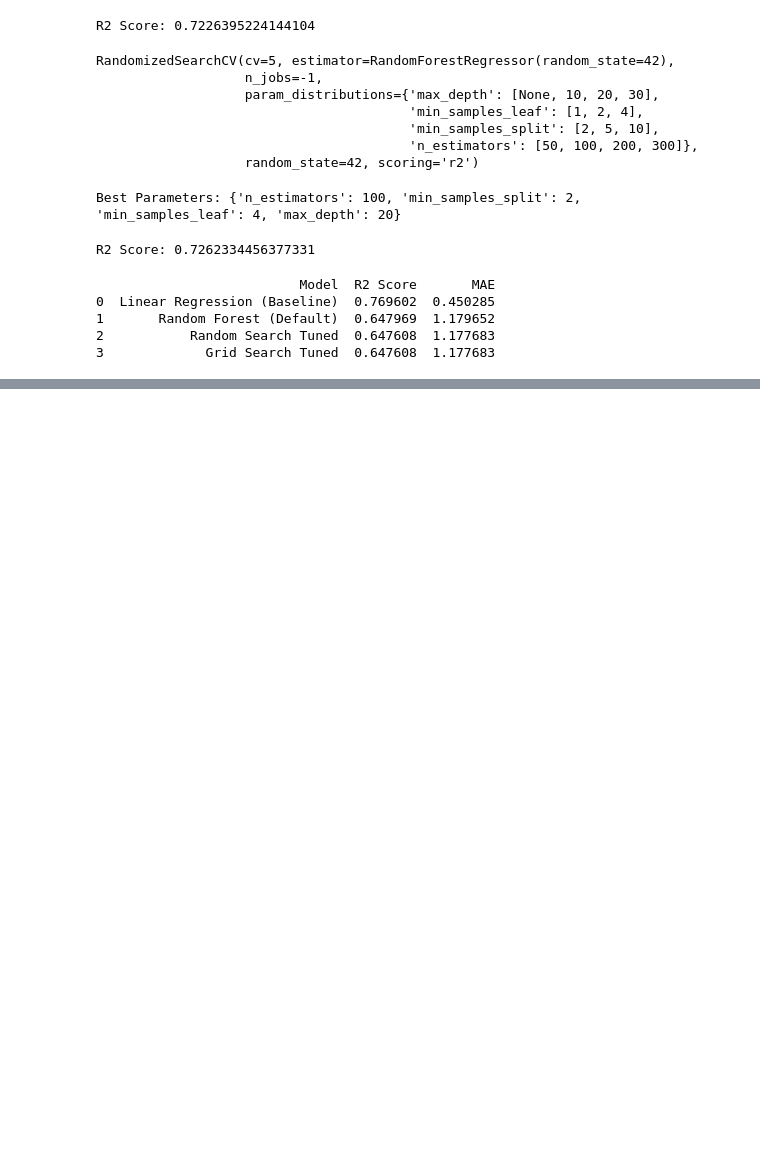
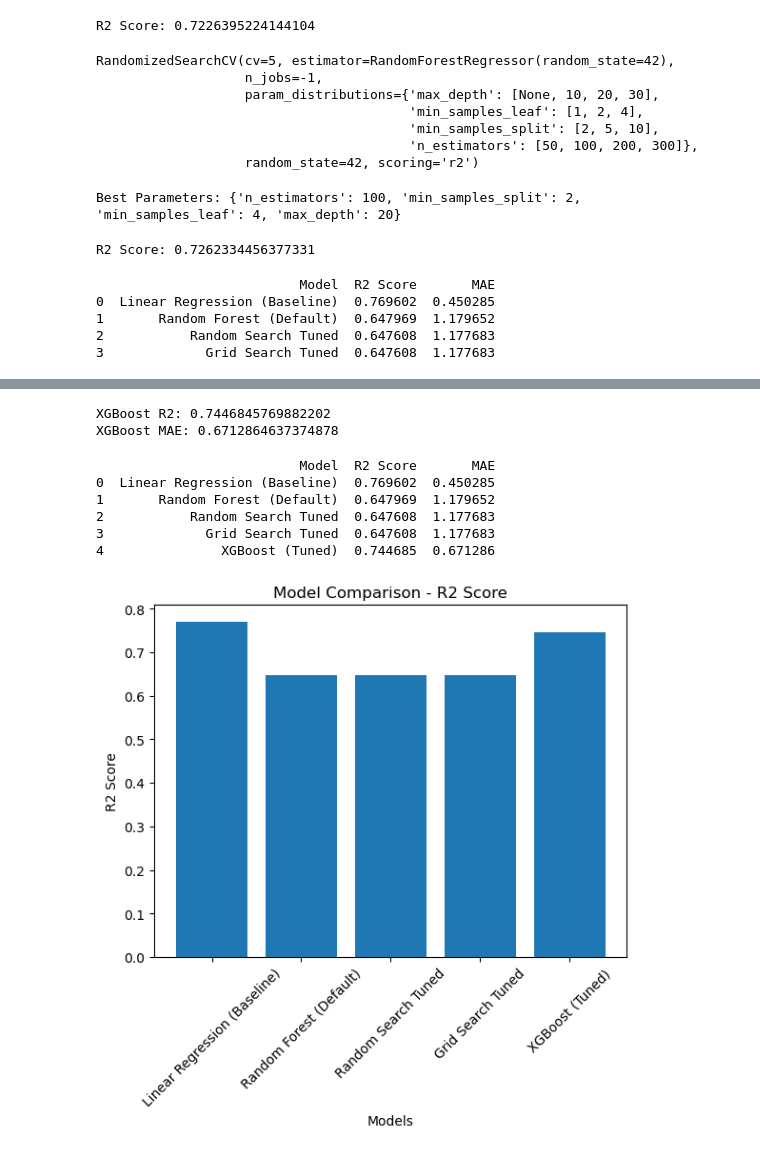
Before and after one commit to misnasherin988-tech/interns, a Jupyter notebook: studentsexamscore.ipynb, the cells around one changed output, grey strips where cells are left out. Saved outputs shown, nothing was run; the diff lists cells and outputs as text; code cells hidden in the pictures; blank space fills up the shorter version.

```diff
--- a/studentsexamscore.ipynb
+++ b/studentsexamscore.ipynb
@@ -410,0 +441,2 @@ print(results)
+# %%
+random_search_xgb.fit(X_train, y_train)
@@ -410,0 +476,55 @@ print(results)
+# %%
+y_pred_xgb = best_xgb.predict(X_test)
+# %%
+xgb_r2 = r2_score(y_test, y_pred_xgb)
+xgb_mae = mean_absolute_error(y_test, y_pred_xgb)
+
+print("XGBoost R2:", xgb_r2)
+print("XGBoost MAE:", xgb_mae)
+# %% [output]
+XGBoost R2: 0.7446845769882202
+XGBoost MAE: 0.6712864637374878
+# %%
+results = pd.DataFrame({
+    "Model": [
+        "Linear Regression (Baseline)",
+        "Random Forest (Default)",
+        "Random Search Tuned",
+        "Grid Search Tuned",
+        "XGBoost (Tuned)"
+    ],
+    "R2 Score": [
+        0.769602,
+        0.647969,
+        0.647608,
+        0.647608,
+        xgb_r2
+    ],
+    "MAE": [
+        0.450285,
+        1.179652,
+        1.177683,
+        1.177683,
+        xgb_mae
+    ]
+})
+
+print(results)
+# %% [output]
+                          Model  R2 Score       MAE
+0  Linear Regression (Baseline)  0.769602  0.450285
+1       Random Forest (Default)  0.647969  1.179652
+2           Random Search Tuned  0.647608  1.177683
+3             Grid Search Tuned  0.647608  1.177683
+4               XGBoost (Tuned)  0.744685  0.671286
+# %%
+import matplotlib.pyplot as plt
+
+plt.bar(results["Model"], results["R2 Score"])
+plt.xticks(rotation=45)
+plt.title("Model Comparison - R2 Score")
+plt.xlabel("Models")
+plt.ylabel("R2 Score")
+plt.show()
+# %% [output]
+[figure, added]
```
Also changed, not shown: parts of 17 cells of this notebook, 5 other files.
